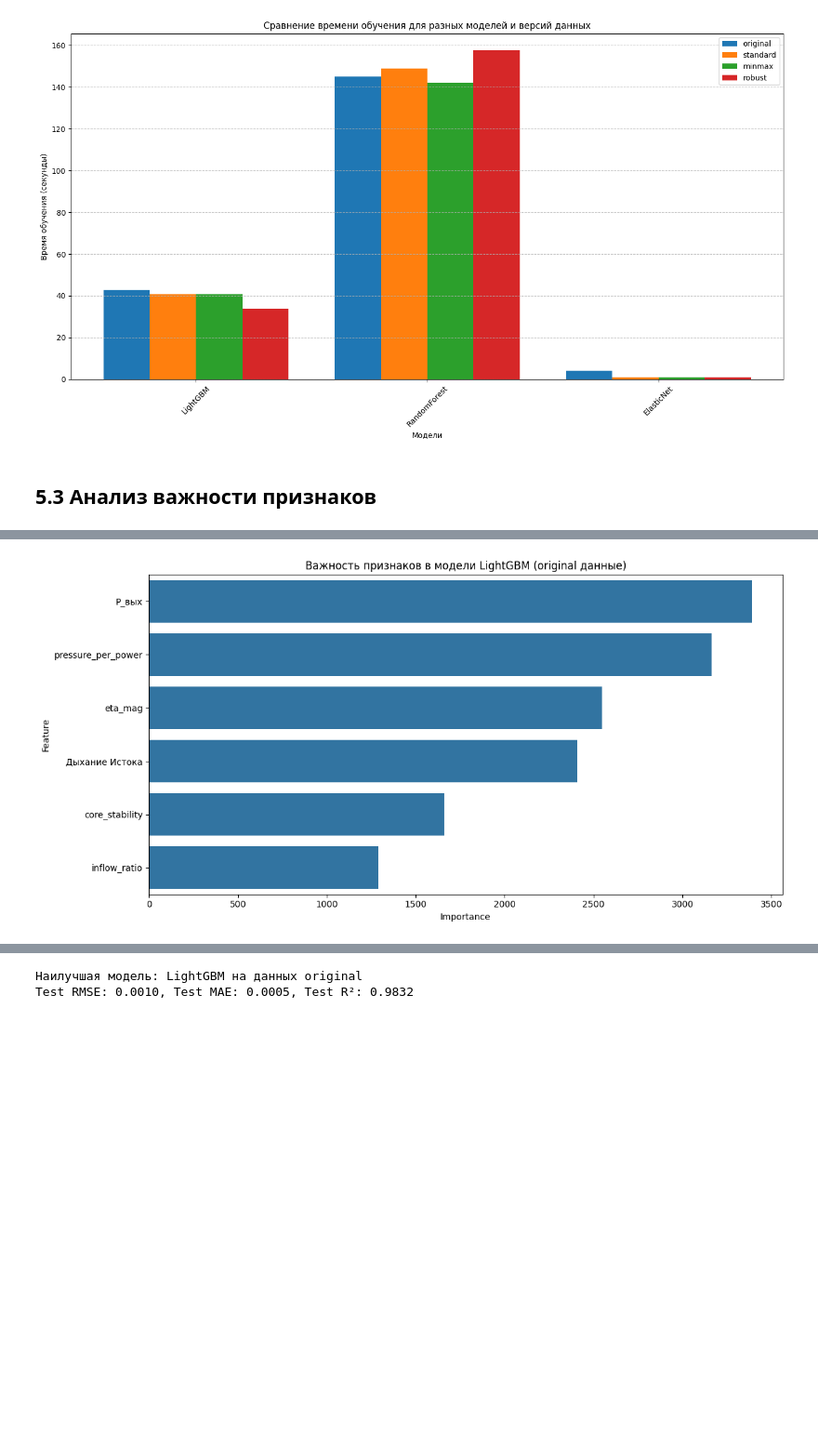
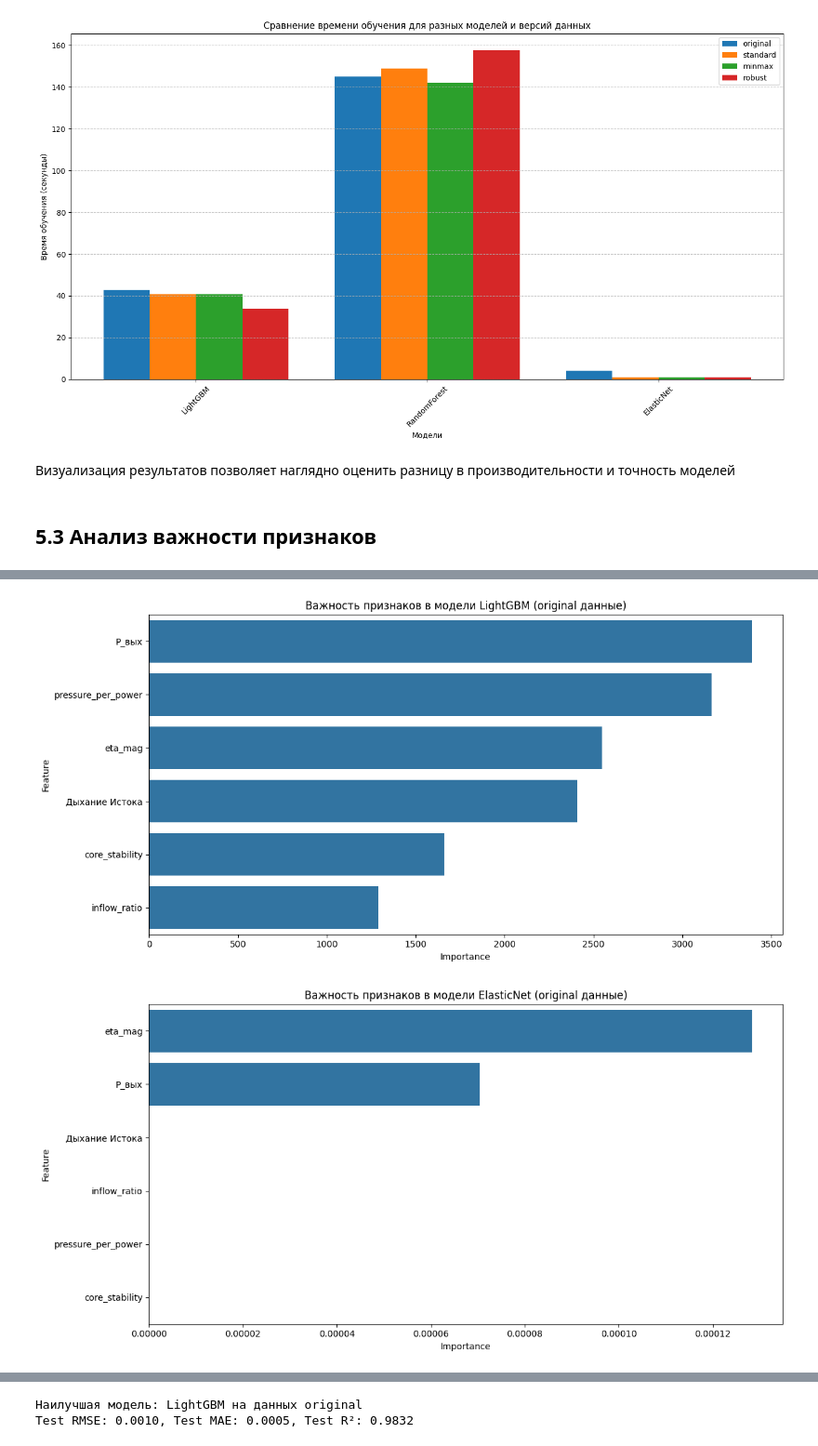
Before and after one commit to smnk-1/data-practicum, a Jupyter notebook: main.ipynb, the cells around one changed output, grey strips where cells are left out. Shown at 93% size. Drawn from its saved outputs; the diff is of its cells as text; code cells hidden in the pictures; blank space fills up the shorter version.

```diff
--- a/main.ipynb
+++ b/main.ipynb
@@ -1478,28 +1462,39 @@ plt.tight_layout()
 plt.show()
 # %% [output]
 [figure]
+# %% [markdown]
+Визуализация результатов позволяет наглядно оценить разницу в производительности и точность моделей
 # %% [markdown]
 ## 5.3 Анализ важности признаков
 # %%
-# Анализ важности признаков для Random Forest и LightGBM
 feature_importance_results = {}
 
 for data_name in ['original']:
-    for model_name in ['RandomForest', 'LightGBM']:
+    for model_name in ['RandomForest', 'LightGBM', 'ElasticNet']:
         if model_name in results[data_name]:
             model = results[data_name][model_name]['model']
+
+            if hasattr(model, 'feature_importances_'):
+                importance_values = model.feature_importances_
+            elif hasattr(model, 'coef_'):
+                importance_values = np.abs(model.coef_)
+            else:
+                print(f"Модель {model_name} не поддерживает расчет важности признаков напрямую.")
+                continue
+
             feature_importance = pd.DataFrame({
                 'Feature': X_train.columns,
-                'Importance': model.feature_importances_
+                'Importance': importance_values
             }).sort_values(by='Importance', ascending=False)
 
             feature_importance_results[f"{model_name}_{data_name}"] = feature_importance
 
             plt.figure(figsize=(12, 6))
             sns.barplot(x='Importance', y='Feature', data=feature_importance)
             plt.title(f'Важность признаков в модели {model_name} ({data_name} данные)')
             plt.tight_layout()
             plt.show()
 # %% [output]
 [figure]
 [figure]
+[figure, added]
```
Also changed, not shown: parts of 12 cells of this notebook.
